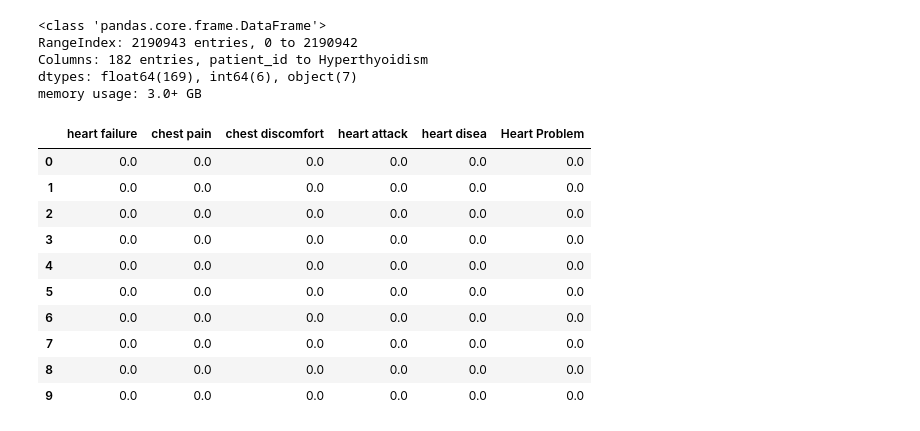
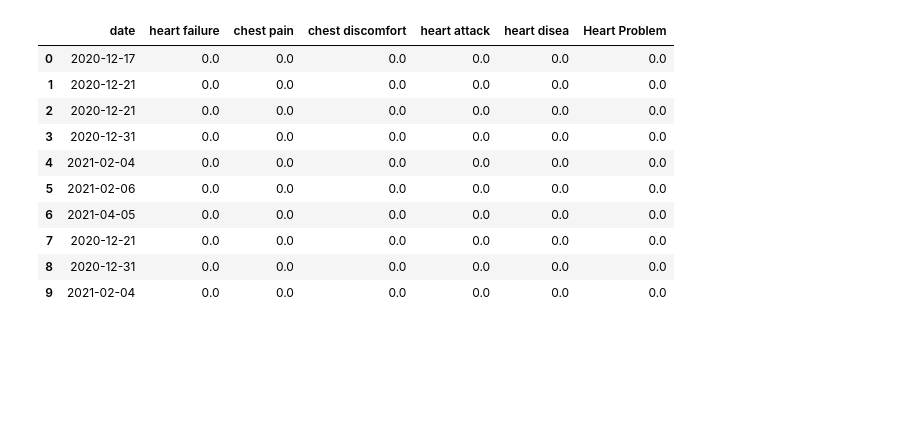
Before and after one commit to Akshay594/THB-Google-Reviews, a Jupyter notebook: EMR/EMR data.ipynb, the cells around one changed output. Saved outputs shown, nothing was run; the diff lists cells and outputs as text; code cells hidden in the pictures; blank space fills up the shorter version.

```diff
--- a/EMR/EMR data.ipynb
+++ b/EMR/EMR data.ipynb
@@ -3,7 +3,7 @@ import pandas as pd
 import matplotlib.pyplot as plt
 import numpy as np
 # %%
-com = pd.read_csv("com.csv", lineterminator="\n", low_memory=False,  encoding='latin-1')
+com = pd.read_csv("com.csv", low_memory=False,  encoding='latin-1')
 # prescriptions = pd.read_csv("prescription.csv",lineterminator="\n", low_memory=False,  encoding="latin-1")
 # lab = pd.read_csv("lab.csv", lineterminator="\n", low_memory=False, encoding="latin-1")
 # patients = pd.read_csv("patient_all.csv", lineterminator="\n", low_memory=False, encoding="latin-1")
@@ -20,25 +12,19 @@ com.head()
 # %%
 com.info()
-# %% [output]
-<class 'pandas.core.frame.DataFrame'>
-RangeIndex: 2190943 entries, 0 to 2190942
-Columns: 182 entries, patient_id to Hyperthyoidism
-dtypes: float64(169), int64(6), object(7)
-memory usage: 3.0+ GB
 # %%
-cols = ['heart failure','chest pain','chest discomfort','heart attack','heart disea','Heart Problem']
+cols = ['date', 'heart failure','chest pain','chest discomfort','heart attack','heart disea','Heart Problem']
 
 df_req = com[cols]
 df_req.head(10)
 # %% [output]
-|  | heart failure | chest pain | chest discomfort | heart attack | heart disea | Heart Problem |
-| 0 | 0.0 | 0.0 | 0.0 | 0.0 | 0.0 | 0.0 |
-| 1 | 0.0 | 0.0 | 0.0 | 0.0 | 0.0 | 0.0 |
-| 2 | 0.0 | 0.0 | 0.0 | 0.0 | 0.0 | 0.0 |
-| 3 | 0.0 | 0.0 | 0.0 | 0.0 | 0.0 | 0.0 |
-| 4 | 0.0 | 0.0 | 0.0 | 0.0 | 0.0 | 0.0 |
-| 5 | 0.0 | 0.0 | 0.0 | 0.0 | 0.0 | 0.0 |
-| 6 | 0.0 | 0.0 | 0.0 | 0.0 | 0.0 | 0.0 |
-| 7 | 0.0 | 0.0 | 0.0 | 0.0 | 0.0 | 0.0 |
-| 8 | 0.0 | 0.0 | 0.0 | 0.0 | 0.0 | 0.0 |
-| 9 | 0.0 | 0.0 | 0.0 | 0.0 | 0.0 | 0.0 |
+|  | date | heart failure | chest pain | chest discomfort | heart attack | heart disea | Heart Problem |
+| 0 | 2020-12-17 | 0.0 | 0.0 | 0.0 | 0.0 | 0.0 | 0.0 |
+| 1 | 2020-12-21 | 0.0 | 0.0 | 0.0 | 0.0 | 0.0 | 0.0 |
+| 2 | 2020-12-21 | 0.0 | 0.0 | 0.0 | 0.0 | 0.0 | 0.0 |
+| 3 | 2020-12-31 | 0.0 | 0.0 | 0.0 | 0.0 | 0.0 | 0.0 |
+| 4 | 2021-02-04 | 0.0 | 0.0 | 0.0 | 0.0 | 0.0 | 0.0 |
+| 5 | 2021-02-06 | 0.0 | 0.0 | 0.0 | 0.0 | 0.0 | 0.0 |
+| 6 | 2021-04-05 | 0.0 | 0.0 | 0.0 | 0.0 | 0.0 | 0.0 |
+| 7 | 2020-12-21 | 0.0 | 0.0 | 0.0 | 0.0 | 0.0 | 0.0 |
+| 8 | 2020-12-31 | 0.0 | 0.0 | 0.0 | 0.0 | 0.0 | 0.0 |
+| 9 | 2021-02-04 | 0.0 | 0.0 | 0.0 | 0.0 | 0.0 | 0.0 |
```
Also changed, not shown: parts of 6 cells of this notebook, 7 other files.
